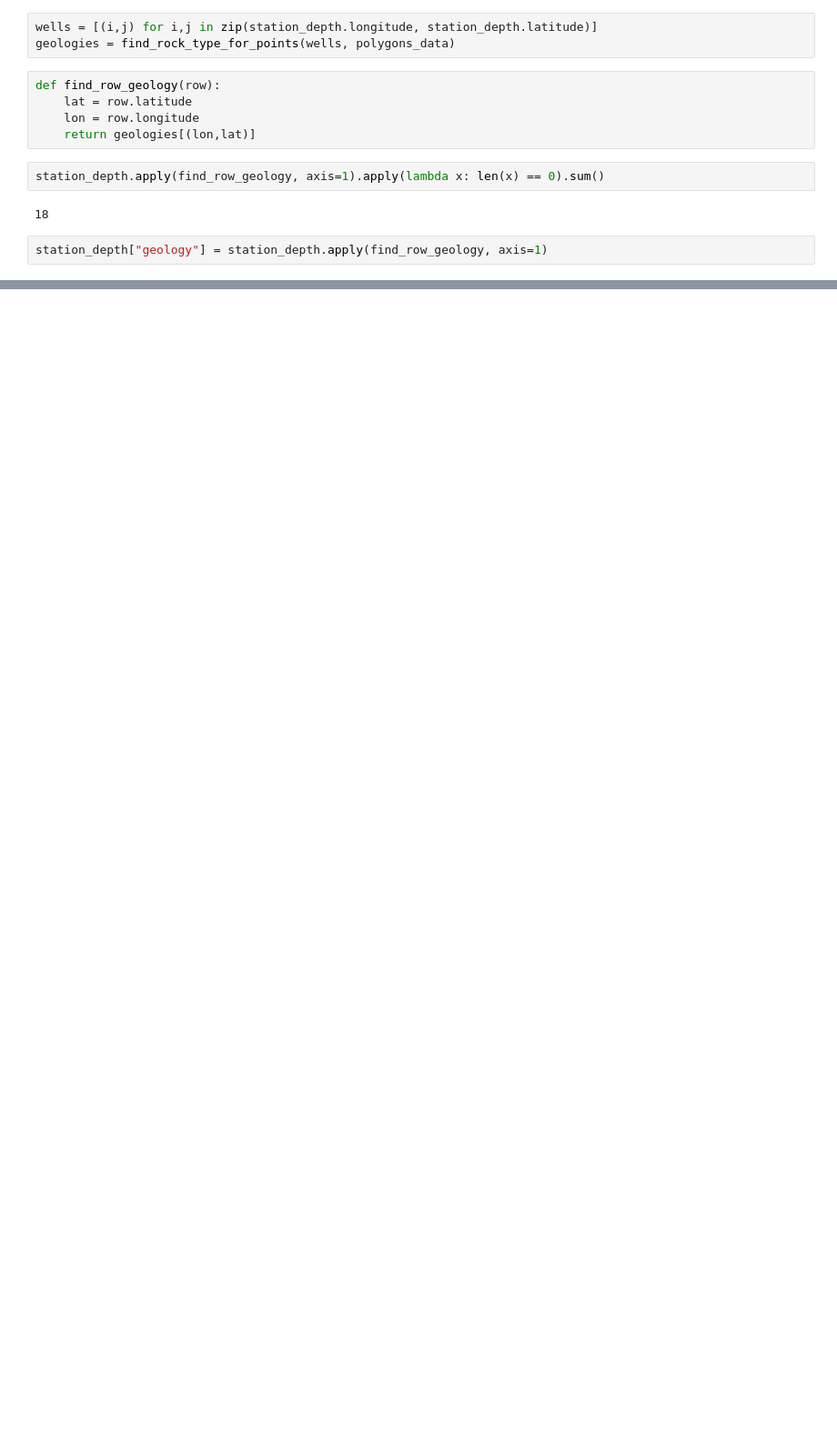
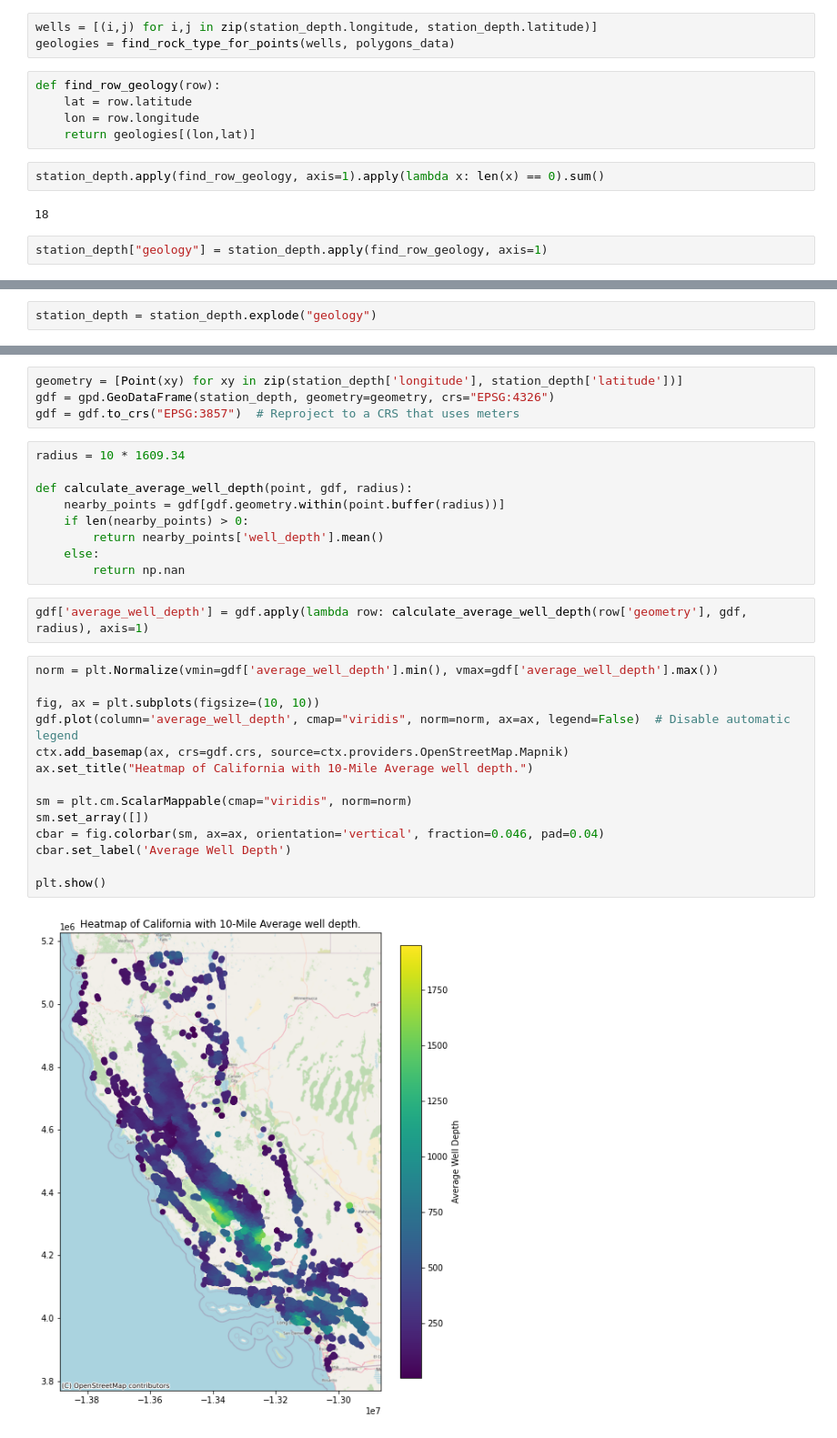
Before and after one commit to nicr0ss/DS-Honours, a Jupyter notebook: notebooks/CA Geologic.ipynb, the cells around one changed output, grey strips where cells are left out. Shown at 91% size. Drawn from its saved outputs; the diff is of its cells as text; blank space fills up the shorter version.

Commit message:
well depth mapping and inference, gpd for well depths created

```diff
--- a/notebooks/CA Geologic.ipynb
+++ b/notebooks/CA Geologic.ipynb
@@ -198,0 +212,2 @@ station_depth.to_csv("stations_depth_geology.csv", index=False)
+# %%
+station_depth = station_depth.explode("geology")
@@ -198,0 +234,31 @@ station_depth.to_csv("stations_depth_geology.csv", index=False)
+# %%
+geometry = [Point(xy) for xy in zip(station_depth['longitude'], station_depth['latitude'])]
+gdf = gpd.GeoDataFrame(station_depth, geometry=geometry, crs="EPSG:4326")
+gdf = gdf.to_crs("EPSG:3857")  # Reproject to a CRS that uses meters
+# %%
+radius = 10 * 1609.34
+
+def calculate_average_well_depth(point, gdf, radius):
+    nearby_points = gdf[gdf.geometry.within(point.buffer(radius))]
+    if len(nearby_points) > 0:
+        return nearby_points['well_depth'].mean()
+    else:
+        return np.nan
+# %%
+gdf['average_well_depth'] = gdf.apply(lambda row: calculate_average_well_depth(row['geometry'], gdf, radius), axis=1)
+# %%
+norm = plt.Normalize(vmin=gdf['average_well_depth'].min(), vmax=gdf['average_well_depth'].max())
+
+fig, ax = plt.subplots(figsize=(10, 10))
+gdf.plot(column='average_well_depth', cmap="viridis", norm=norm, ax=ax, legend=False)  # Disable automatic legend
+ctx.add_basemap(ax, crs=gdf.crs, source=ctx.providers.OpenStreetMap.Mapnik)
+ax.set_title("Heatmap of California with 10-Mile Average well depth.")
+
+sm = plt.cm.ScalarMappable(cmap="viridis", norm=norm)
+sm.set_array([])
+cbar = fig.colorbar(sm, ax=ax, orientation='vertical', fraction=0.046, pad=0.04)
+cbar.set_label('Average Well Depth')
+
+plt.show()
+# %% [output]
+[figure, added]
```
Also changed, not shown: parts of 7 cells of this notebook, 4 other files.
